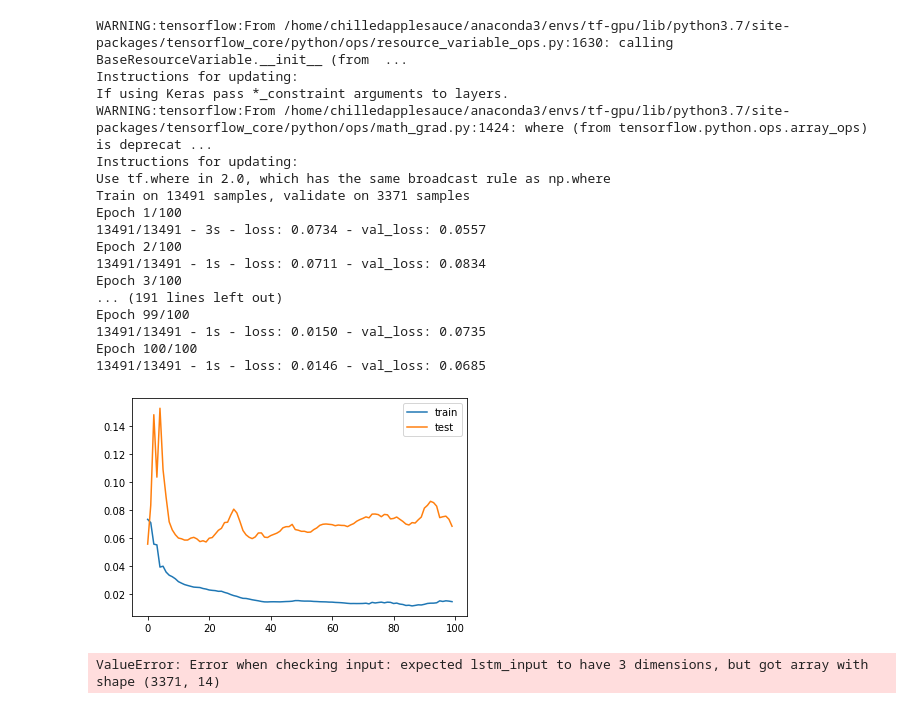
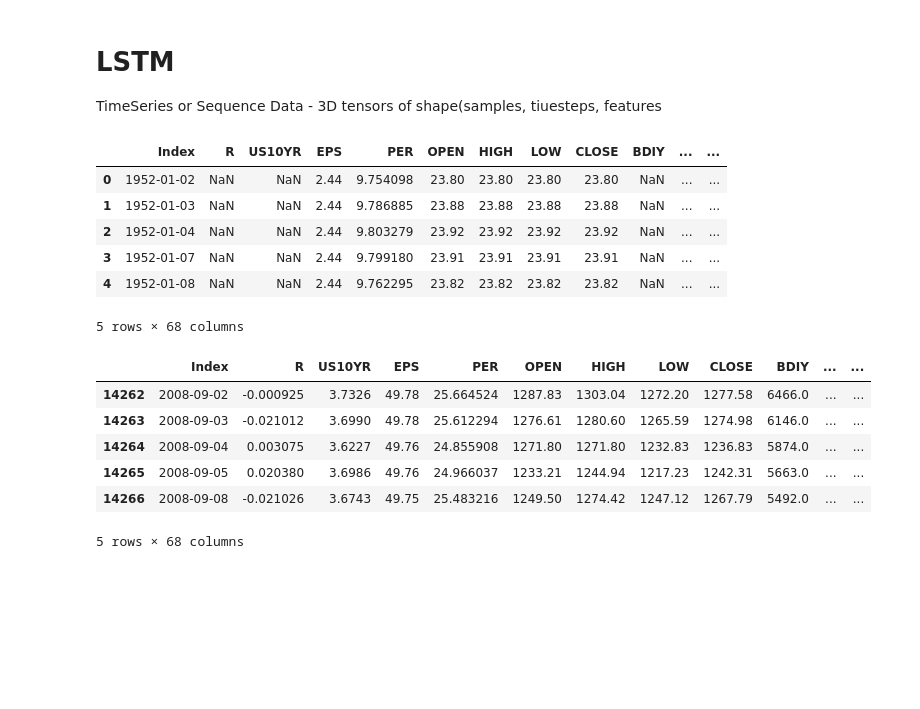
Before and after one commit to pburkepro/Hull-Tactical-Contest, a Jupyter notebook: LSTM/LSTM-Sergio.ipynb, the cells around one changed output. Drawn from its saved outputs; the diff is of its cells as text; code cells hidden in the pictures; blank space fills up the shorter version.

```diff
--- a/LSTM/LSTM-Sergio.ipynb
+++ b/LSTM/LSTM-Sergio.ipynb
@@ -178,50 +1,4 @@ print(train_X.shape, train_y.shape, test_X.shape, test_y.shape)
-# %%
-# design network
-model = Sequential()
-model.add(LSTM(50, input_shape=(train_X.shape[1], train_X.shape[2])))
-model.add(Dense(1))
-model.compile(loss='mae', optimizer='adam')
-# fit network
-history = model.fit(train_X, train_y, epochs=100, batch_size=72, validation_data=(test_X, test_y), verbose=2, shuffle=False)
-# plot history
-pyplot.plot(history.history['loss'], label='train')
-pyplot.plot(history.history['val_loss'], label='test')
-pyplot.legend()
-pyplot.show()
-# %% [output]
-WARNING:tensorflow:From /home/chilledapplesauce/anaconda3/envs/tf-gpu/lib/python3.7/site-packages/tensorflow_core/python/ops/resource_variable_ops.py:1630: calling BaseResourceVariable.__init__ (from  ...
-Instructions for updating:
-If using Keras pass *_constraint arguments to layers.
-WARNING:tensorflow:From /home/chilledapplesauce/anaconda3/envs/tf-gpu/lib/python3.7/site-packages/tensorflow_core/python/ops/math_grad.py:1424: where (from tensorflow.python.ops.array_ops) is deprecat ...
-Instructions for updating:
-Use tf.where in 2.0, which has the same broadcast rule as np.where
-Train on 13491 samples, validate on 3371 samples
-Epoch 1/100
-13491/13491 - 3s - loss: 0.0734 - val_loss: 0.0557
-Epoch 2/100
-13491/13491 - 1s - loss: 0.0711 - val_loss: 0.0834
-Epoch 3/100
-... (191 lines left out)
-Epoch 99/100
-13491/13491 - 1s - loss: 0.0150 - val_loss: 0.0735
-Epoch 100/100
-13491/13491 - 1s - loss: 0.0146 - val_loss: 0.0685
-[figure, removed]
-# %%
-# make a prediction
-yhat = model.predict(test_X)
-test_X = test_X.reshape((test_X.shape[0], test_X.shape[2]))
-# invert scaling for forecast
-inv_yhat = concatenate((yhat, test_X[:, 1:]), axis=1)
-inv_yhat = scaler.inverse_transform(inv_yhat)
-inv_yhat = inv_yhat[:,0]
-# invert scaling for actual
-test_y = test_y.reshape((len(test_y), 1))
-inv_y = concatenate((test_y, test_X[:, 1:]), axis=1)
-inv_y = scaler.inverse_transform(inv_y)
-inv_y = inv_y[:,0]
-# calculate RMSE
-rmse = sqrt(mean_squared_error(inv_y, inv_yhat))
-print('Test RMSE: %.3f' % rmse)
-# %% [output]
-ValueError: Error when checking input: expected lstm_input to have 3 dimensions, but got array with shape (3371, 14)
+# %% [markdown]
+# LSTM
+
+TimeSeries or Sequence Data  - 3D tensors of shape(samples, tiuesteps, features
@@ -227,0 +17,26 @@ ValueError: Error when checking input: expected lstm_input to have 3 dimensions,
+# %%
+# Import the complete data set provided
+data_path = '../data/ucsbdata.csv'
+raw_data = pd.read_csv(data_path)
+raw_data.head(5)
+# %% [output]
+|  | Index | R | US10YR | EPS | PER | OPEN | HIGH | LOW | CLOSE | BDIY | ... | ... |
+| 0 | 1952-01-02 | NaN | NaN | 2.44 | 9.754098 | 23.80 | 23.80 | 23.80 | 23.80 | NaN | ... | ... |
+| 1 | 1952-01-03 | NaN | NaN | 2.44 | 9.786885 | 23.88 | 23.88 | 23.88 | 23.88 | NaN | ... | ... |
+| 2 | 1952-01-04 | NaN | NaN | 2.44 | 9.803279 | 23.92 | 23.92 | 23.92 | 23.92 | NaN | ... | ... |
+| 3 | 1952-01-07 | NaN | NaN | 2.44 | 9.799180 | 23.91 | 23.91 | 23.91 | 23.91 | NaN | ... | ... |
+| 4 | 1952-01-08 | NaN | NaN | 2.44 | 9.762295 | 23.82 | 23.82 | 23.82 | 23.82 | NaN | ... | ... |
+5 rows × 68 columns
+# %%
+# From the EDA will work with complete stock data after the market crash of 2008
+initial_start = '2008-08-30'
+data = raw_data.loc[raw_data.Index > initial_start]
+data.head(5)
+# %% [output]
+|  | Index | R | US10YR | EPS | PER | OPEN | HIGH | LOW | CLOSE | BDIY | ... | ... |
+| 14262 | 2008-09-02 | -0.000925 | 3.7326 | 49.78 | 25.664524 | 1287.83 | 1303.04 | 1272.20 | 1277.58 | 6466.0 | ... | ... |
+| 14263 | 2008-09-03 | -0.021012 | 3.6990 | 49.78 | 25.612294 | 1276.61 | 1280.60 | 1265.59 | 1274.98 | 6146.0 | ... | ... |
+| 14264 | 2008-09-04 | 0.003075 | 3.6227 | 49.76 | 24.855908 | 1271.80 | 1271.80 | 1232.83 | 1236.83 | 5874.0 | ... | ... |
+| 14265 | 2008-09-05 | 0.020380 | 3.6986 | 49.76 | 24.966037 | 1233.21 | 1244.94 | 1217.23 | 1242.31 | 5663.0 | ... | ... |
+| 14266 | 2008-09-08 | -0.021026 | 3.6743 | 49.75 | 25.483216 | 1249.50 | 1274.42 | 1247.12 | 1267.79 | 5492.0 | ... | ... |
+5 rows × 68 columns
```
Also changed, not shown: parts of 18 cells of this notebook.
